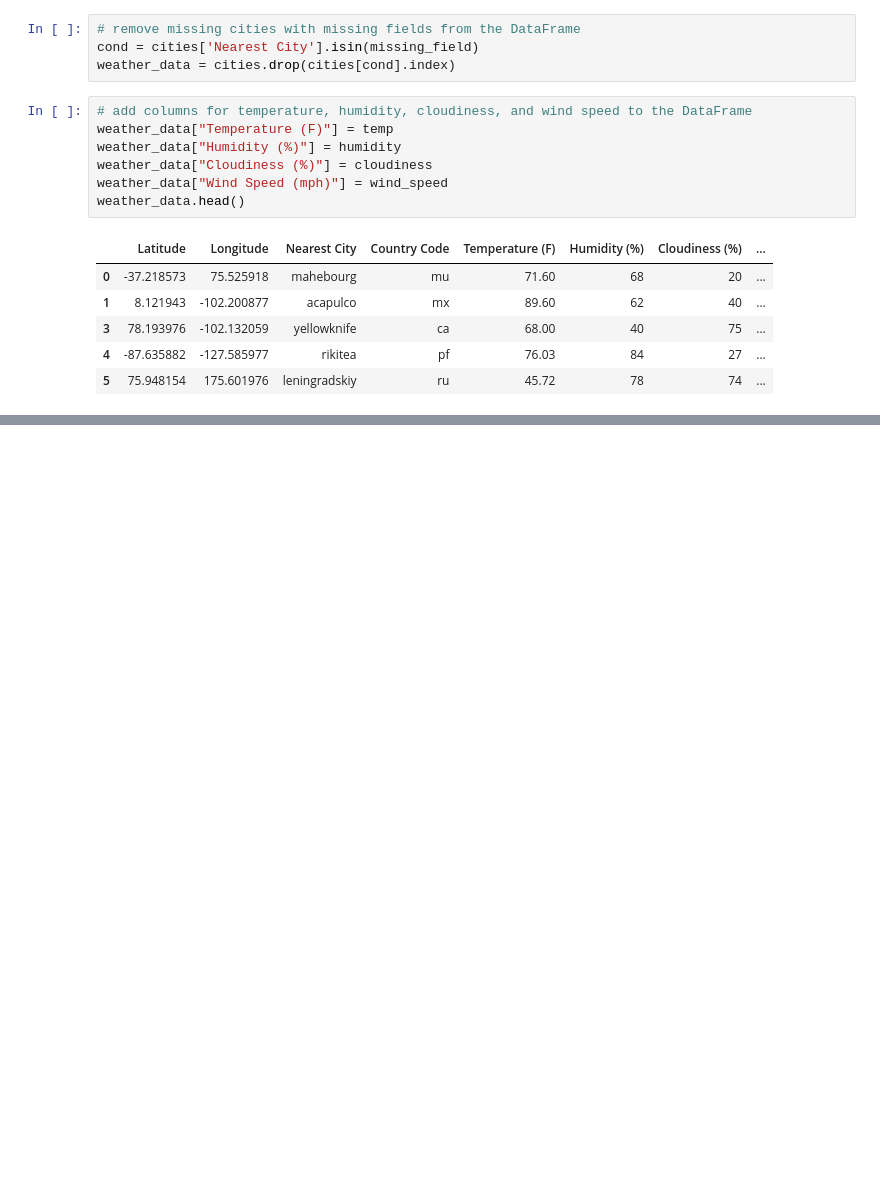
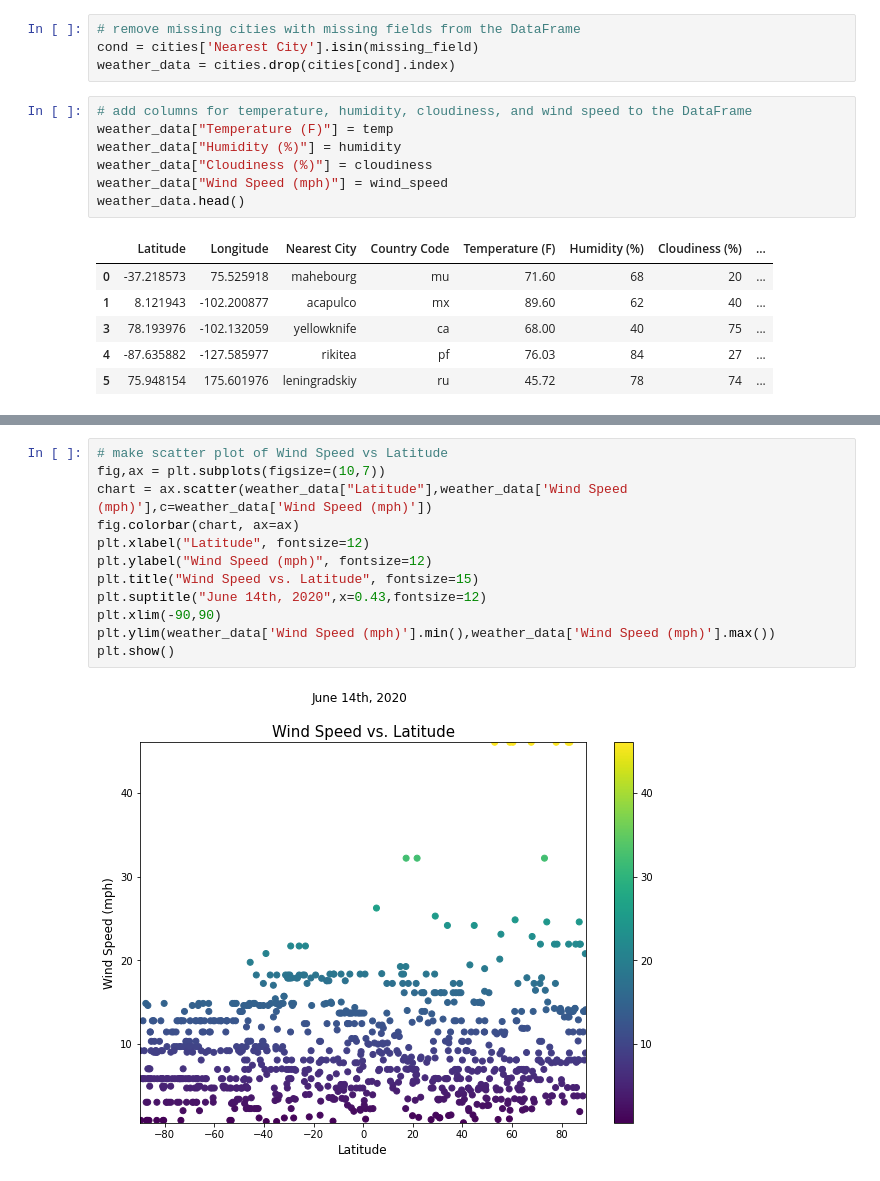
Before and after one commit to JonathanAntia/python-api-challenge, a Jupyter notebook: WeatherPy/WeatherPy.ipynb, the cells around one changed output, grey strips where cells are left out. Cells and saved outputs as stored; diff of their text form; blank space fills up the shorter version.

```diff
--- a/WeatherPy/WeatherPy.ipynb
+++ b/WeatherPy/WeatherPy.ipynb
@@ -139,0 +158,14 @@ plt.show()
+# %%
+# make scatter plot of Wind Speed vs Latitude
+fig,ax = plt.subplots(figsize=(10,7))
+chart = ax.scatter(weather_data["Latitude"],weather_data['Wind Speed (mph)'],c=weather_data['Wind Speed (mph)'])
+fig.colorbar(chart, ax=ax)
+plt.xlabel("Latitude", fontsize=12)
+plt.ylabel("Wind Speed (mph)", fontsize=12)
+plt.title("Wind Speed vs. Latitude", fontsize=15)
+plt.suptitle("June 14th, 2020",x=0.43,fontsize=12)
+plt.xlim(-90,90)
+plt.ylim(weather_data['Wind Speed (mph)'].min(),weather_data['Wind Speed (mph)'].max())
+plt.show()
+# %% [output]
+[figure, added]
```
Also changed, not shown: parts of 9 cells of this notebook.
